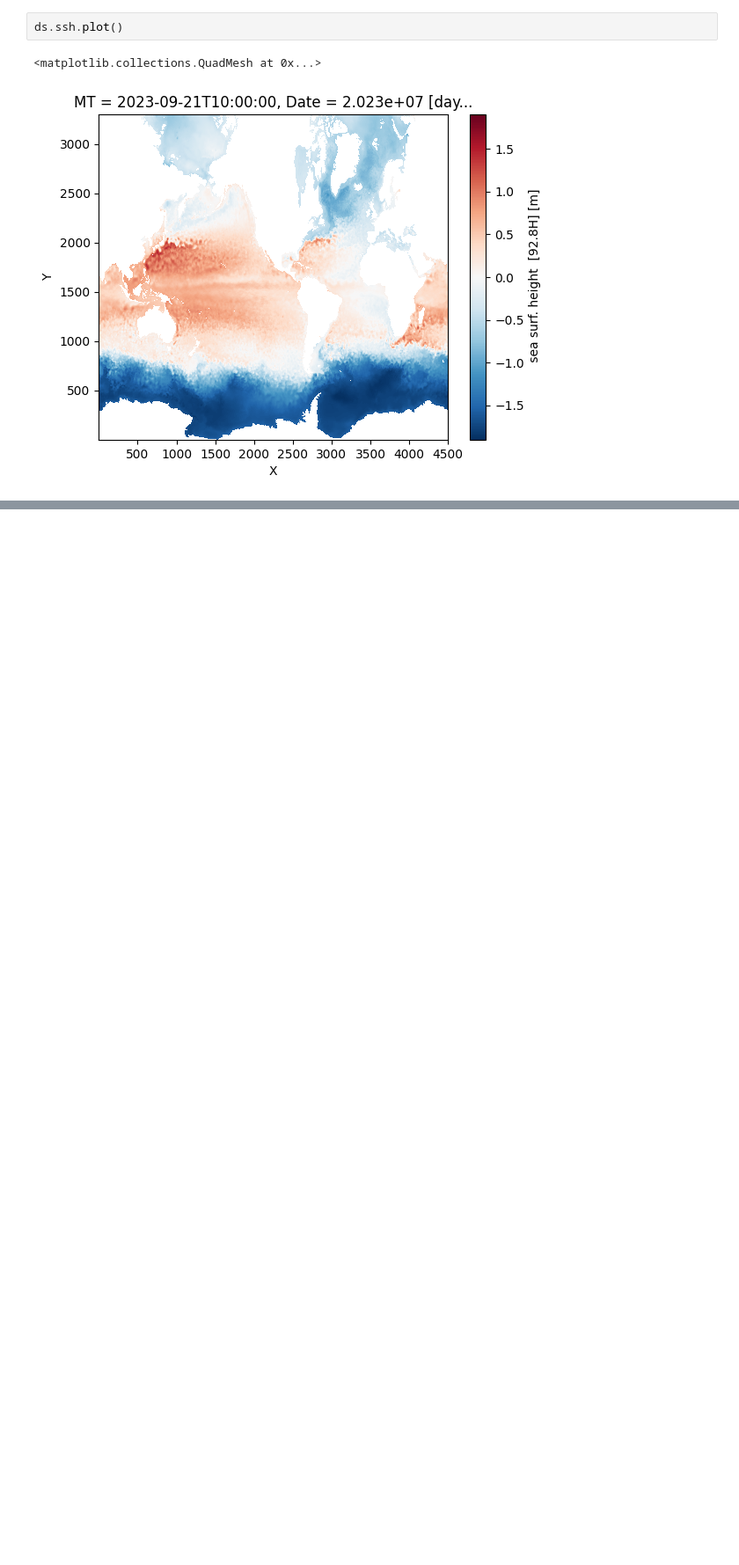
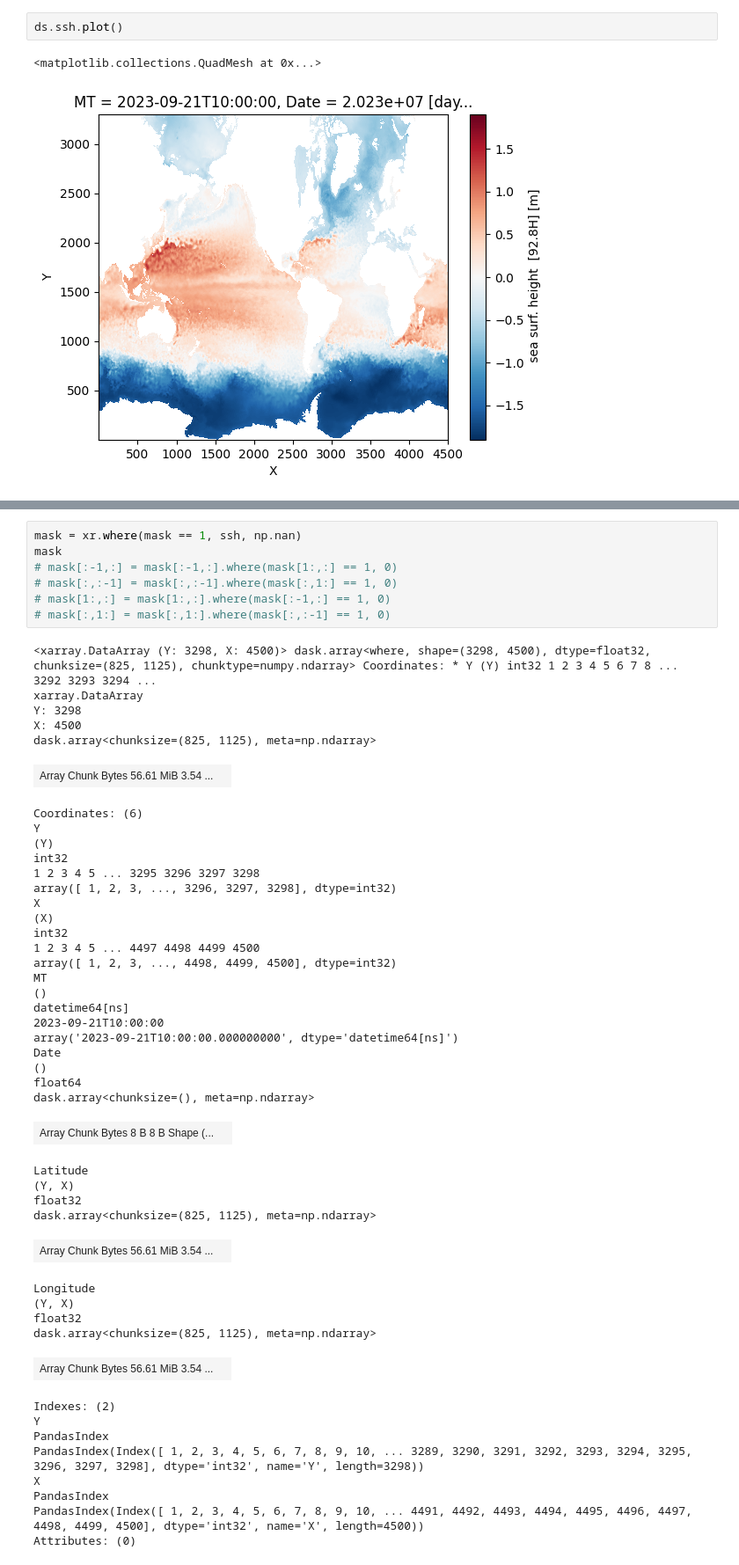
Before and after one commit to mpiannucci/ocean-notebooks, a Jupyter notebook: rtofs_global.ipynb, the cells around one changed output, grey strips where cells are left out. Shown at 88% size. Drawn from its saved outputs; the diff is of its cells as text; blank space fills up the shorter version.

```diff
--- a/rtofs_global.ipynb
+++ b/rtofs_global.ipynb
@@ -31,0 +41,53 @@ ds.ssh.plot()
+# %%
+mask = xr.where(mask == 1, ssh, np.nan)
+mask
+# mask[:-1,:] = mask[:-1,:].where(mask[1:,:] == 1, 0)
+# mask[:,:-1] = mask[:,:-1].where(mask[:,1:] == 1, 0)
+# mask[1:,:] = mask[1:,:].where(mask[:-1,:] == 1, 0)
+# mask[:,1:] = mask[:,1:].where(mask[:,:-1] == 1, 0)
+# %% [output]
+<xarray.DataArray (Y: 3298, X: 4500)> dask.array<where, shape=(3298, 4500), dtype=float32, chunksize=(825, 1125), chunktype=numpy.ndarray> Coordinates: * Y (Y) int32 1 2 3 4 5 6 7 8 ... 3292 3293 3294 ...
+xarray.DataArray
+Y: 3298
+X: 4500
+dask.array<chunksize=(825, 1125), meta=np.ndarray>
+| Array Chunk Bytes 56.61 MiB 3.54 ... |  |
+Coordinates: (6)
+Y
+(Y)
+int32
+1 2 3 4 5 ... 3295 3296 3297 3298
+array([ 1, 2, 3, ..., 3296, 3297, 3298], dtype=int32)
+X
+(X)
+int32
+1 2 3 4 5 ... 4497 4498 4499 4500
+array([ 1, 2, 3, ..., 4498, 4499, 4500], dtype=int32)
+MT
+()
+datetime64[ns]
+2023-09-21T10:00:00
+array('2023-09-21T10:00:00.000000000', dtype='datetime64[ns]')
+Date
+()
+float64
+dask.array<chunksize=(), meta=np.ndarray>
+| Array Chunk Bytes 8 B 8 B Shape (... |  |
+Latitude
+(Y, X)
+float32
+dask.array<chunksize=(825, 1125), meta=np.ndarray>
+| Array Chunk Bytes 56.61 MiB 3.54 ... |  |
+Longitude
+(Y, X)
+float32
+dask.array<chunksize=(825, 1125), meta=np.ndarray>
+| Array Chunk Bytes 56.61 MiB 3.54 ... |  |
+Indexes: (2)
+Y
+PandasIndex
+PandasIndex(Index([ 1, 2, 3, 4, 5, 6, 7, 8, 9, 10, ... 3289, 3290, 3291, 3292, 3293, 3294, 3295, 3296, 3297, 3298], dtype='int32', name='Y', length=3298))
+X
+PandasIndex
+PandasIndex(Index([ 1, 2, 3, 4, 5, 6, 7, 8, 9, 10, ... 4491, 4492, 4493, 4494, 4495, 4496, 4497, 4498, 4499, 4500], dtype='int32', name='X', length=4500))
+Attributes: (0)
```
Also changed, not shown: parts of 9 cells of this notebook.
